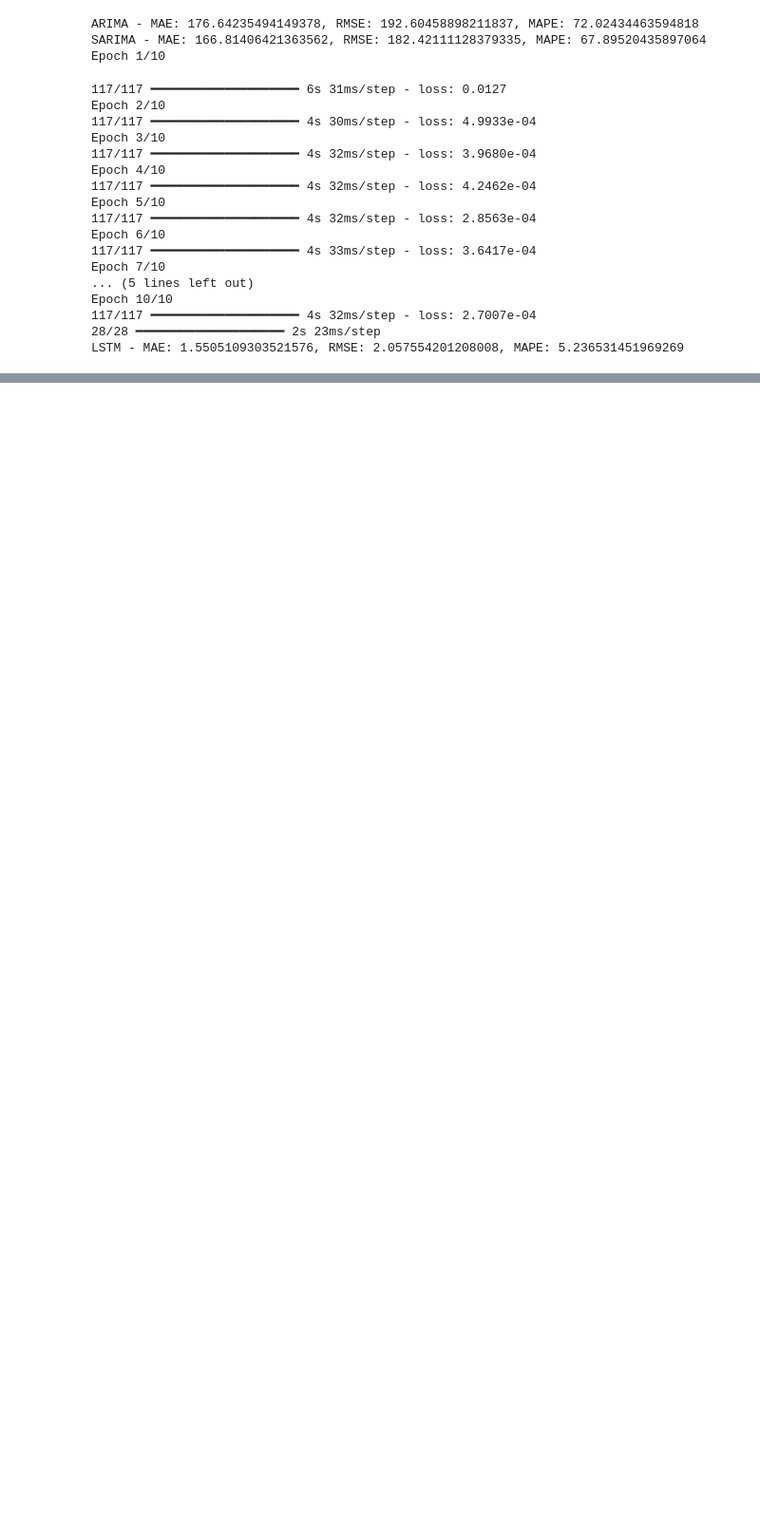
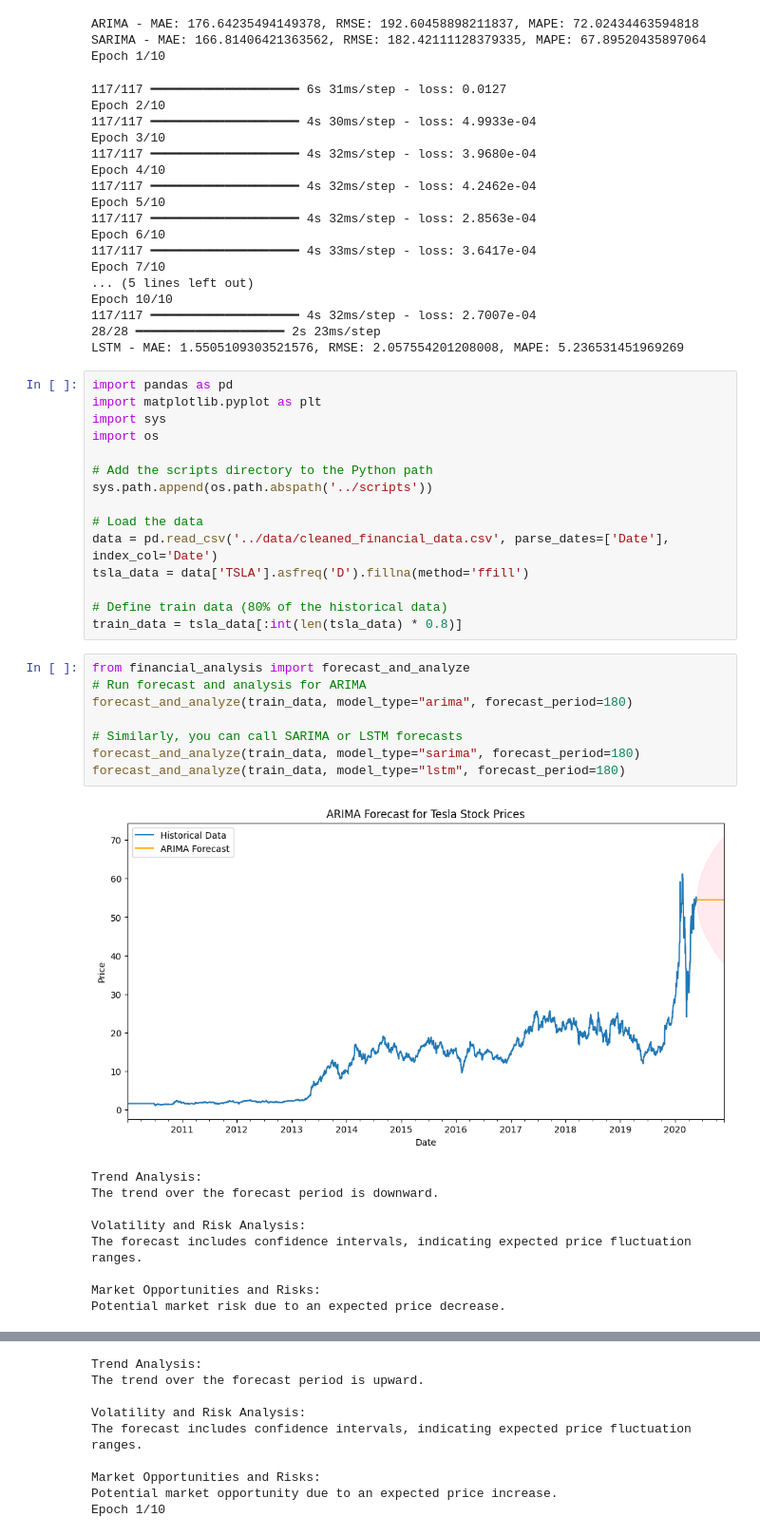
Before and after one commit to NaimaT15/time-series-forecasting-model-to-support-portfolio-optimization-for-GMF-Investments, a Jupyter notebook: notebooks/financial_analysis.ipynb, the cells around one changed output, grey strips where cells are left out. Shown at 95% size. Saved outputs shown, nothing was run; the diff lists cells and outputs as text; blank space fills up the shorter version.

Commit message:
forecasting

```diff
--- a/notebooks/financial_analysis.ipynb
+++ b/notebooks/financial_analysis.ipynb
@@ -188,3 +188,36 @@ Epoch 10/10
 117/117 ━━━━━━━━━━━━━━━━━━━━ 4s 32ms/step - loss: 2.7007e-04
 28/28 ━━━━━━━━━━━━━━━━━━━━ 2s 23ms/step
 LSTM - MAE: 1.5505109303521576, RMSE: 2.057554201208008, MAPE: 5.236531451969269
+# %%
+import pandas as pd
+import matplotlib.pyplot as plt
+import sys
+import os
+
+# Add the scripts directory to the Python path
+sys.path.append(os.path.abspath('../scripts'))
+
+# Load the data
+data = pd.read_csv('../data/cleaned_financial_data.csv', parse_dates=['Date'], index_col='Date')
+tsla_data = data['TSLA'].asfreq('D').fillna(method='ffill')
+
+# Define train data (80% of the historical data)
+train_data = tsla_data[:int(len(tsla_data) * 0.8)]
+# %%
+from financial_analysis import forecast_and_analyze
+# Run forecast and analysis for ARIMA
+forecast_and_analyze(train_data, model_type="arima", forecast_period=180)
+
+# Similarly, you can call SARIMA or LSTM forecasts
+forecast_and_analyze(train_data, model_type="sarima", forecast_period=180)
+forecast_and_analyze(train_data, model_type="lstm", forecast_period=180)
+# %% [output]
+[figure, added]
+Trend Analysis:
+The trend over the forecast period is downward.
+
+Volatility and Risk Analysis:
+The forecast includes confidence intervals, indicating expected price fluctuation ranges.
+
+Market Opportunities and Risks:
+Potential market risk due to an expected price decrease.
@@ -190,0 +225,9 @@ LSTM - MAE: 1.5505109303521576, RMSE: 2.057554201208008, MAPE: 5.236531451969269
+Trend Analysis:
+The trend over the forecast period is upward.
+
+Volatility and Risk Analysis:
+The forecast includes confidence intervals, indicating expected price fluctuation ranges.
+
+Market Opportunities and Risks:
+Potential market opportunity due to an expected price increase.
+Epoch 1/10
```
Also changed, not shown: parts of 3 cells of this notebook, 1 other file.
